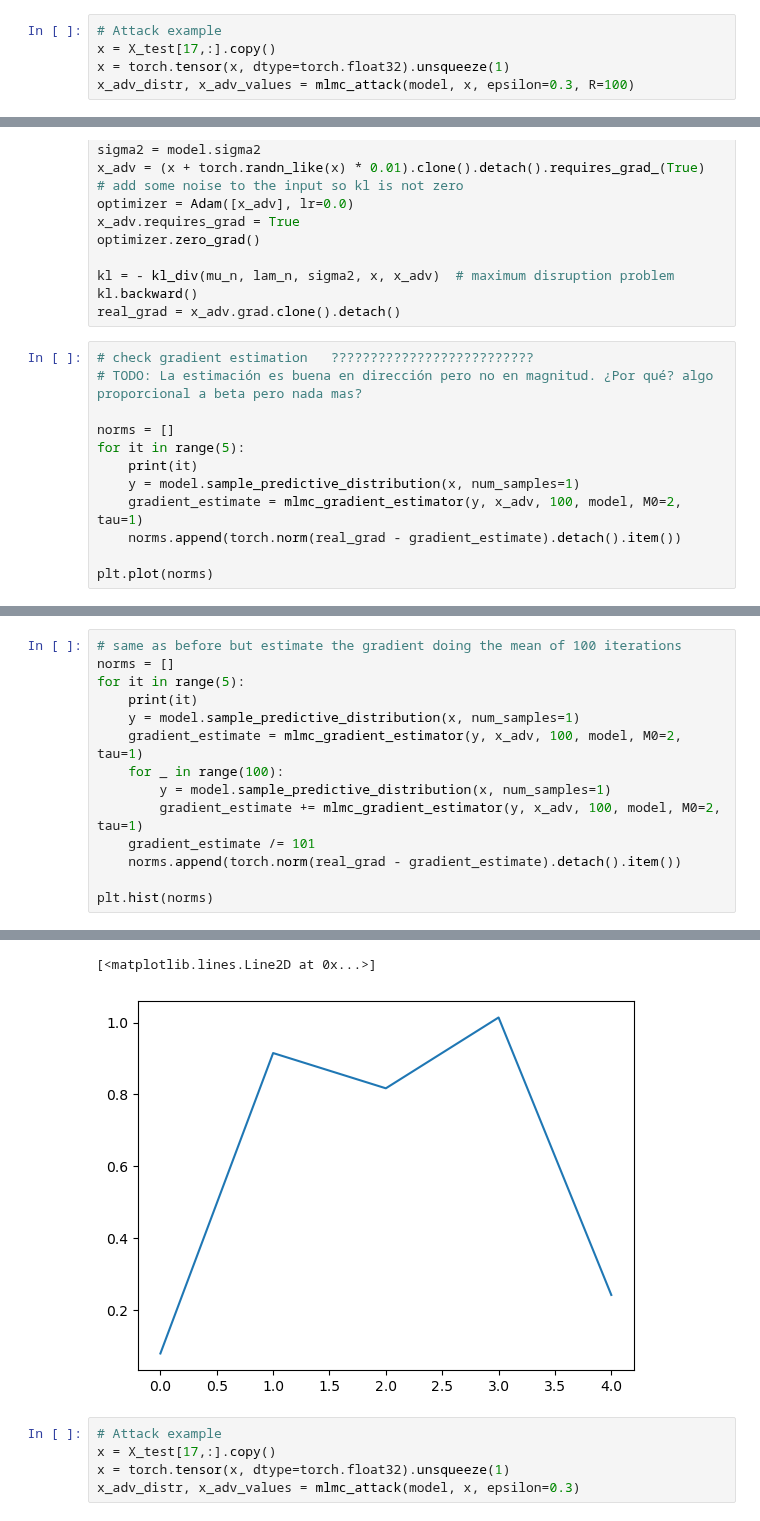
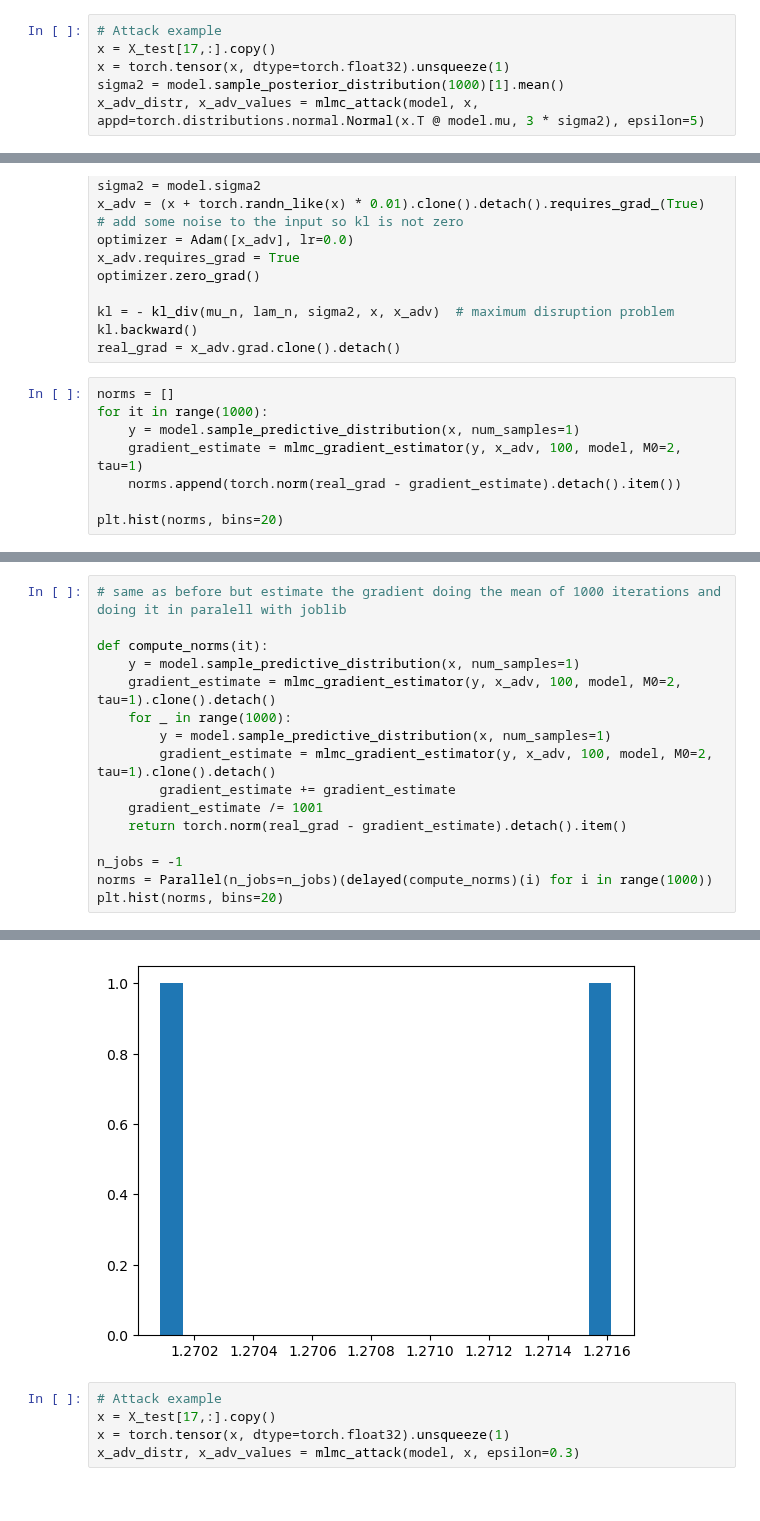
Before and after one commit to pablogarciarce/AdvReg, a Jupyter notebook: notebooks/test_distr_attack.ipynb, the cells around one changed output, grey strips where cells are left out. Drawn from its saved outputs; the diff is of its cells as text.

```diff
--- a/notebooks/test_distr_attack.ipynb
+++ b/notebooks/test_distr_attack.ipynb
@@ -228,4 +242,5 @@ model.fit(data)
 # Attack example
 x = X_test[17,:].copy()
 x = torch.tensor(x, dtype=torch.float32).unsqueeze(1)
-x_adv_distr, x_adv_values = mlmc_attack(model, x, epsilon=0.3, R=100)
+sigma2 = model.sample_posterior_distribution(1000)[1].mean()
+x_adv_distr, x_adv_values = mlmc_attack(model, x, appd=torch.distributions.normal.Normal(x.T @ model.mu, 3 * sigma2), epsilon=5)
@@ -339,15 +361,11 @@ kl = - kl_div(mu_n, lam_n, sigma2, x, x_adv)  # maximum disruption problem
 kl.backward()
 real_grad = x_adv.grad.clone().detach()
 # %%
-# check gradient estimation   ??????????????????????????
-# TODO: La estimación es buena en dirección pero no en magnitud. ¿Por qué? algo proporcional a beta pero nada mas?
-
 norms = []
-for it in range(5):
-    print(it)
+for it in range(1000):
     y = model.sample_predictive_distribution(x, num_samples=1)
     gradient_estimate = mlmc_gradient_estimator(y, x_adv, 100, model, M0=2, tau=1)
     norms.append(torch.norm(real_grad - gradient_estimate).detach().item())
 
-plt.plot(norms)
+plt.hist(norms, bins=20)
 # %% [output]
@@ -361,15 +378,17 @@ plt.plot(norms)
 # %%
-# same as before but estimate the gradient doing the mean of 100 iterations
-norms = []
-for it in range(5):
-    print(it)
+# same as before but estimate the gradient doing the mean of 1000 iterations and doing it in paralell with joblib
+
+def compute_norms(it):
     y = model.sample_predictive_distribution(x, num_samples=1)
-    gradient_estimate = mlmc_gradient_estimator(y, x_adv, 100, model, M0=2, tau=1)
-    for _ in range(100):
+    gradient_estimate = mlmc_gradient_estimator(y, x_adv, 100, model, M0=2, tau=1).clone().detach()
+    for _ in range(1000):
         y = model.sample_predictive_distribution(x, num_samples=1)
-        gradient_estimate += mlmc_gradient_estimator(y, x_adv, 100, model, M0=2, tau=1)
-    gradient_estimate /= 101
-    norms.append(torch.norm(real_grad - gradient_estimate).detach().item())
+        gradient_estimate = mlmc_gradient_estimator(y, x_adv, 100, model, M0=2, tau=1).clone().detach()
+        gradient_estimate += gradient_estimate
+    gradient_estimate /= 1001
+    return torch.norm(real_grad - gradient_estimate).detach().item()
 
-plt.hist(norms)
+n_jobs = -1
+norms = Parallel(n_jobs=n_jobs)(delayed(compute_norms)(i) for i in range(1000))
+plt.hist(norms, bins=20)
 # %% [output]
@@ -381,5 +403,4 @@ plt.hist(norms)
-[<matplotlib.lines.Line2D at 0x...>]
-[figure, old version]
+[figure, new version]
 # %%
 # Attack example
 x = X_test[17,:].copy()
```
Also changed, not shown: parts of 22 cells of this notebook, 1 other file.
